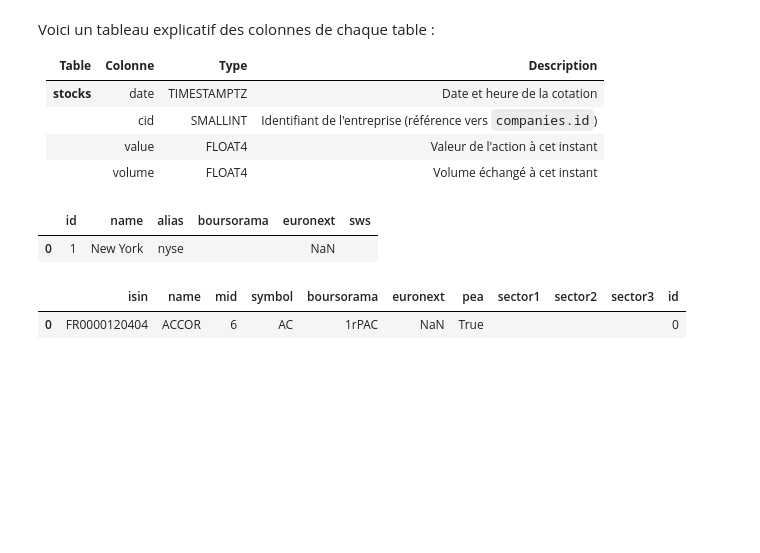
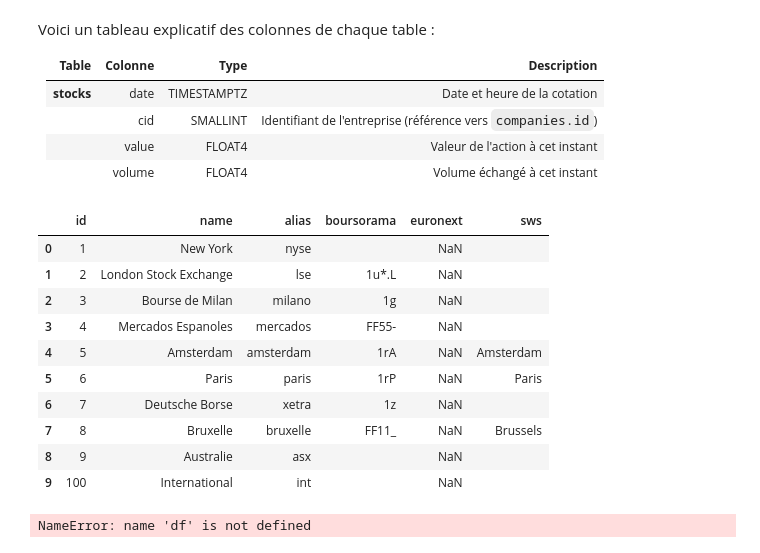
Before and after one commit to JulesRD/FinanceProject, a Jupyter notebook: etl/df_show.ipynb, the cells around one changed output. Cells and saved outputs as stored; diff of their text form; code cells hidden in the pictures; blank space fills up the shorter version.

```diff
--- a/etl/df_show.ipynb
+++ b/etl/df_show.ipynb
@@ -471,16 +528,23 @@ def populate_daystocks(df_euronext: pd.DataFrame, df_companies: pd.DataFrame):
     return df_daystocks
 # %%
 df_markets = populate_markets()
-df_markets.head(1)
+df_markets.head(10)
 # %% [output]
 |  | id | name | alias | boursorama | euronext | sws |
 | 0 | 1 | New York | nyse |  | NaN |  |
+| 1 | 2 | London Stock Exchange | lse | 1u*.L | NaN |  |
+| 2 | 3 | Bourse de Milan | milano | 1g | NaN |  |
+| 3 | 4 | Mercados Espanoles | mercados | FF55- | NaN |  |
+| 4 | 5 | Amsterdam | amsterdam | 1rA | NaN | Amsterdam |
+| 5 | 6 | Paris | paris | 1rP | NaN | Paris |
+| 6 | 7 | Deutsche Borse | xetra | 1z | NaN |  |
+| 7 | 8 | Bruxelle | bruxelle | FF11_ | NaN | Brussels |
+| 8 | 9 | Australie | asx |  | NaN |  |
+| 9 | 100 | International | int |  | NaN |  |
 # %%
-df_companies = populate_companies(df, df_markets)
-df_companies.head(1)
+df_companies = populate_companies(df_boursorama, df_euronext, df_markets)
 # %% [output]
-|  | isin | name | mid | symbol | boursorama | euronext | pea | sector1 | sector2 | sector3 | id |
-| 0 | FR0000120404 | ACCOR | 6 | AC | 1rPAC | NaN | True |  |  |  | 0 |
+NameError: name 'df' is not defined
 # %%
 df_daystocks = populate_daystocks(df_euronext, df_companies)
 df_daystocks.head()
```
Also changed, not shown: parts of 12 cells of this notebook, 2 other files.
